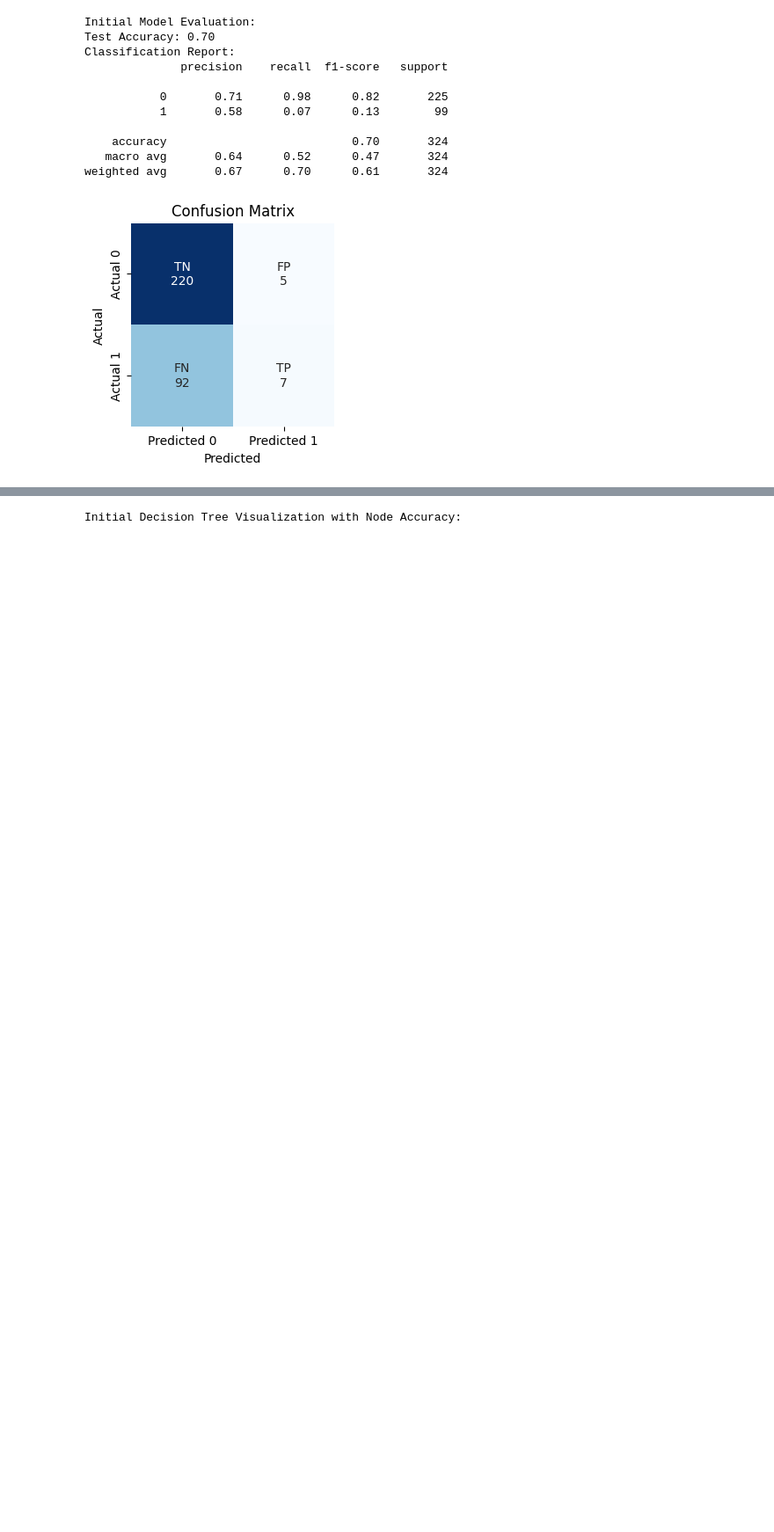
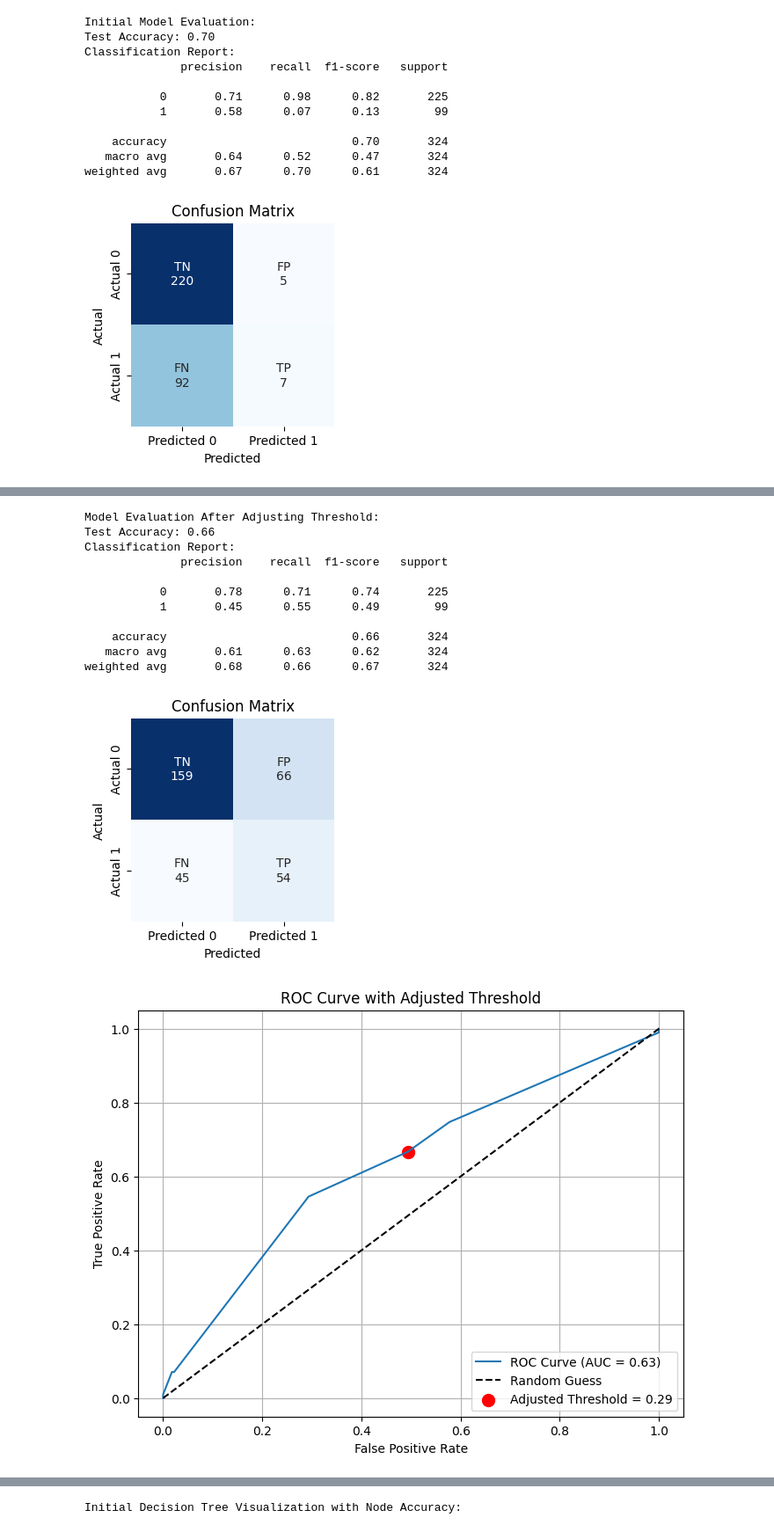
Before and after one commit to AsifAhmedShodip/MyRecourseProject, a Jupyter notebook: notebooks/ACES_dataset_decision_tree.ipynb, the cells around one changed output, grey strips where cells are left out. Shown at 88% size. Saved outputs shown, nothing was run; the diff lists cells and outputs as text; code cells hidden in the pictures; blank space fills up the shorter version.

```diff
--- a/notebooks/ACES_dataset_decision_tree.ipynb
+++ b/notebooks/ACES_dataset_decision_tree.ipynb
@@ -131,0 +281,57 @@ weighted avg       0.67      0.70      0.61       324
+# %%
+def evaluate_model_with_threshold(y_true, y_pred):
+    accuracy = accuracy_score(y_true, y_pred)
+    print(f"Test Accuracy: {accuracy:.2f}")
+    print("Classification Report:")
+    print(classification_report(y_true, y_pred))
+    plot_confusion_matrix(y_true, y_pred)
+
+# Get predicted probabilities on the test set using the existing model
+y_test_proba = best_model.predict_proba(X_test)[:, 1]
+
+# Apply the optimal threshold
+y_test_pred = (y_test_proba >= best_threshold).astype(int)
+
+print("\nModel Evaluation After Adjusting Threshold:")
+evaluate_model_with_threshold(y_test, y_test_pred)
+
+
+from sklearn.metrics import roc_curve, roc_auc_score
+
+# Calculate the ROC curve using the predicted probabilities
+fpr, tpr, roc_thresholds = roc_curve(y_test, y_test_proba)
+auc_score = roc_auc_score(y_test, y_test_proba)
+
+# Find the index of the threshold closest to the adjusted threshold
+optimal_idx = np.argmin(np.abs(roc_thresholds - best_threshold))
+optimal_fpr = fpr[optimal_idx]
+optimal_tpr = tpr[optimal_idx]
+
+# Plot the ROC curve
+plt.figure(figsize=(8, 6))
+plt.plot(fpr, tpr, label=f'ROC Curve (AUC = {auc_score:.2f})')
+plt.plot([0, 1], [0, 1], 'k--', label='Random Guess')
+
+# Mark the point corresponding to the adjusted threshold
+plt.scatter(optimal_fpr, optimal_tpr, color='red', s=100, label=f'Adjusted Threshold = {best_threshold:.2f}')
+
+plt.xlabel('False Positive Rate')
+plt.ylabel('True Positive Rate')
+plt.title('ROC Curve with Adjusted Threshold')
+plt.legend(loc='lower right')
+plt.grid(True)
+plt.show()
+# %% [output]
+Model Evaluation After Adjusting Threshold:
+Test Accuracy: 0.66
+Classification Report:
+              precision    recall  f1-score   support
+
+           0       0.78      0.71      0.74       225
+           1       0.45      0.55      0.49        99
+
+    accuracy                           0.66       324
+   macro avg       0.61      0.63      0.62       324
+weighted avg       0.68      0.66      0.67       324
+[figure, added]
+[figure, added]
```
Also changed, not shown: parts of 34 cells of this notebook, 4 other files.
